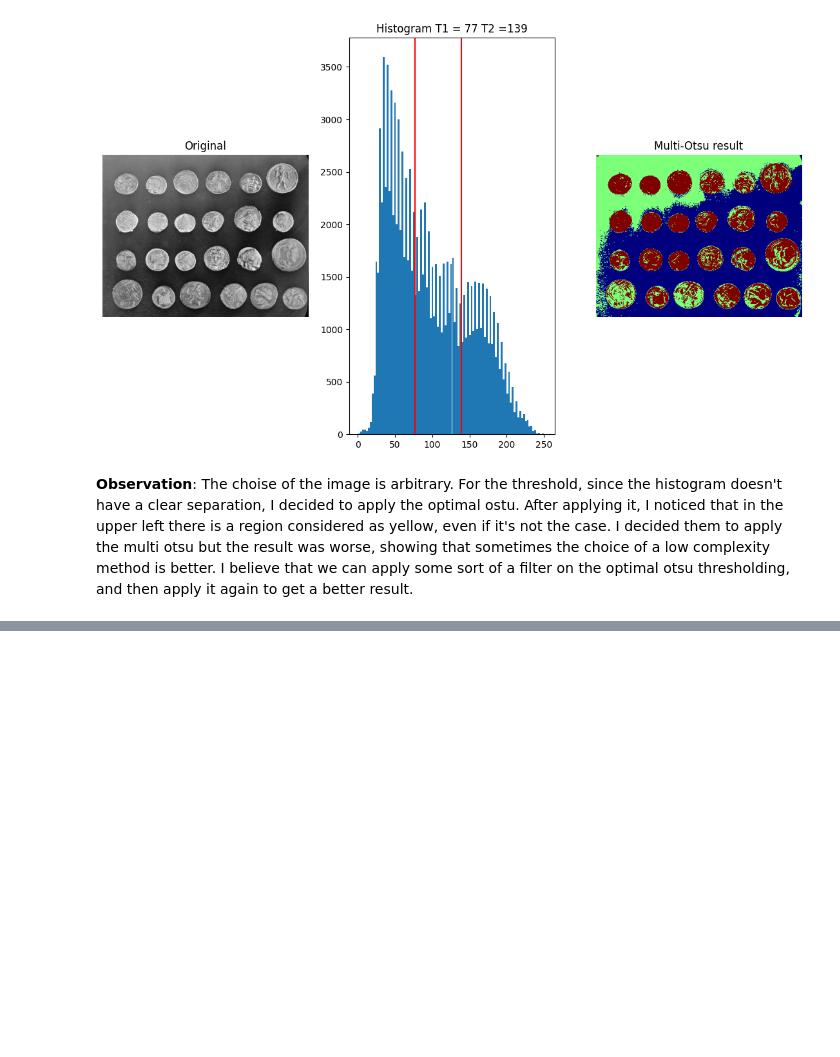
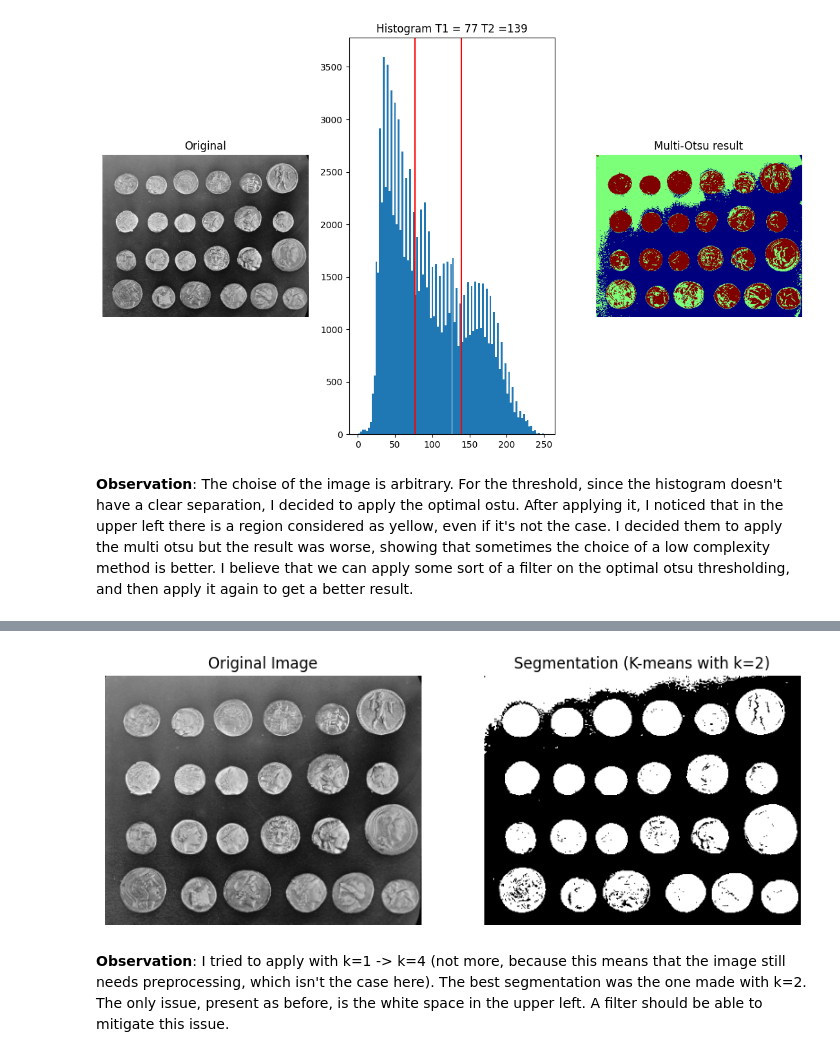
Before and after one commit to kindachamma1/ComputerVision2025, a Jupyter notebook: Exercise2_Sol.ipynb, the cells around one changed output, grey strips where cells are left out. Saved outputs shown, nothing was run; the diff lists cells and outputs as text; code cells hidden in the pictures; blank space fills up the shorter version.

```diff
--- a/Exercise2_Sol.ipynb
+++ b/Exercise2_Sol.ipynb
@@ -86,0 +98,38 @@ plt.show()
+# %%
+# 1. Load image : will use the same as previously
+import matplotlib.gridspec as gridspec
+from sklearn.cluster import KMeans
+
+# 2. K-means
+# Reshape the image into (N_PIXELS, N_FEATURES) for clustering
+v_I = np.reshape(I, (-1, 1))  # shape: (303*384, 1)
+
+# Fit KMeans with 2 clusters
+n_clus = 2
+kmeans = KMeans(n_clusters=n_clus, random_state=0).fit(v_I)
+
+# Predict cluster assignments for each pixel
+v_kmeans = kmeans.predict(v_I)
+
+# Reshape clustered labels back to original image shape
+I_kmeans = np.reshape(v_kmeans, I.shape)
+
+# 3. Visualization
+fig = plt.figure(figsize=(10, 10))
+gs = gridspec.GridSpec(1, 2)
+
+ax1 = fig.add_subplot(gs[0, 0])
+ax1.imshow(I, cmap=plt.cm.gray)
+ax1.set_title('Original Image')
+ax1.axis('off')
+
+ax2 = fig.add_subplot(gs[0, 1])
+ax2.imshow(I_kmeans, cmap=plt.cm.gray)
+ax2.set_title('Segmentation (K-means with k={})'.format(n_clus))
+ax2.axis('off')
+
+plt.show()
+# %% [output]
+[figure, added]
+# %% [markdown]
+**Observation**: I tried to apply with k=1 -> k=4 (not more, because this means that the image still needs preprocessing, which isn't the case here). The best segmentation was the one made with k=2. The only issue, present as before, is the white space in the upper left. A filter should be able to mitigate this issue.
```
Also changed, not shown: parts of 1 cell of this notebook.
